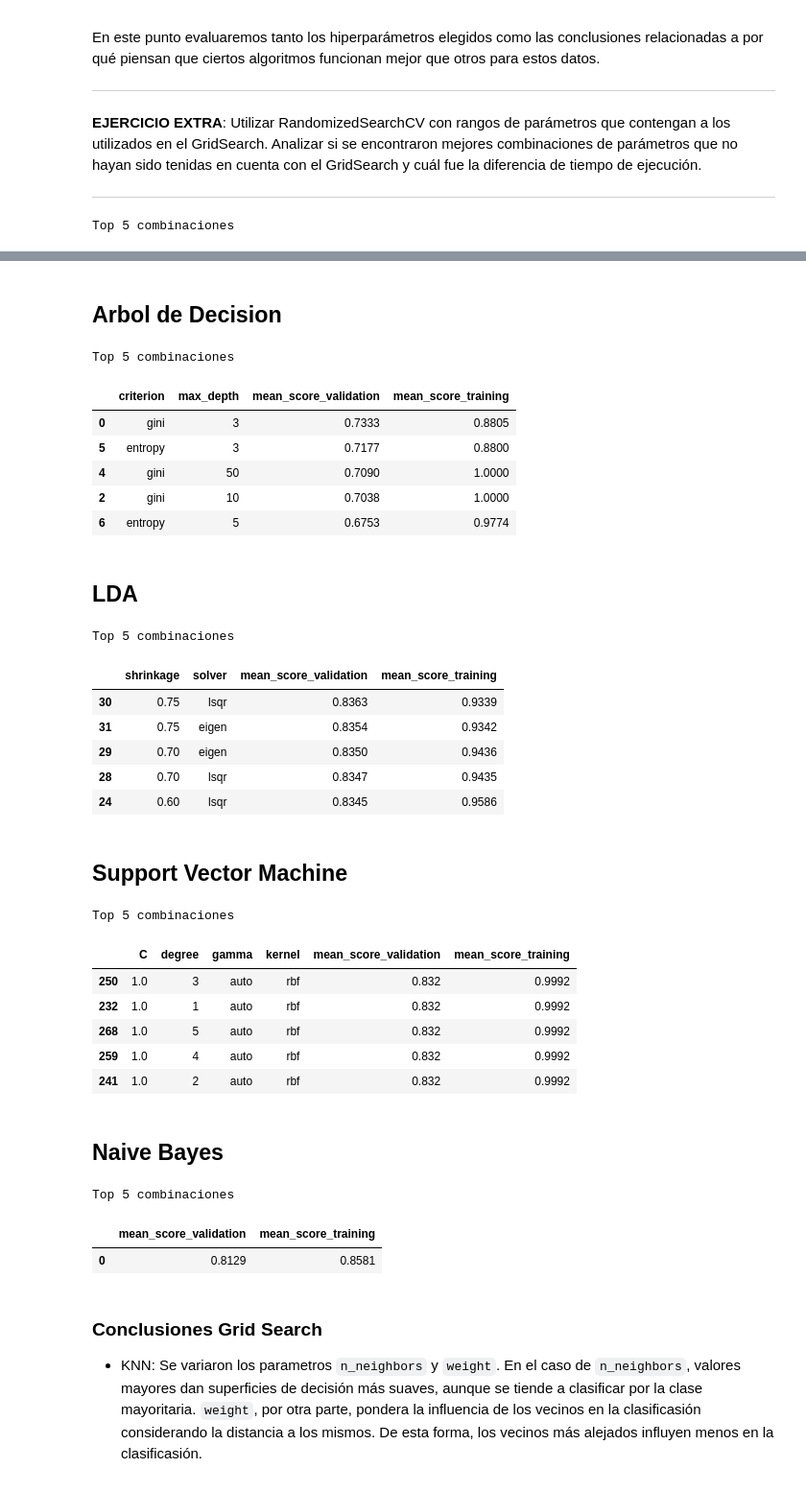
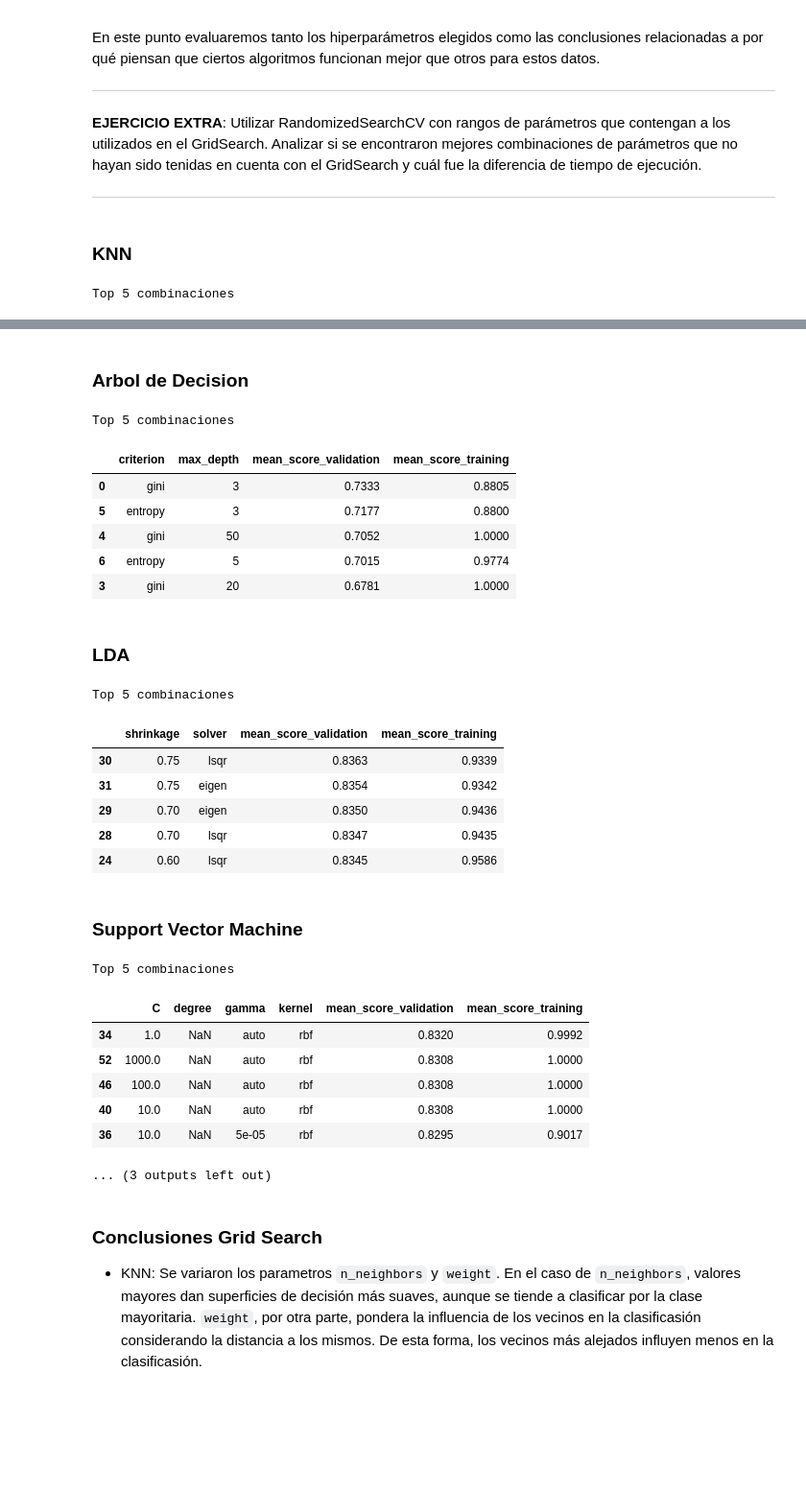
Before and after one commit to griquelme/aa-TP1, a Jupyter notebook: TP1.ipynb, the cells around one changed output, grey strips where cells are left out. Shown: that part at 96% size. Drawn from its saved outputs; the diff is of its cells as text; code cells hidden in the pictures; blank space fills up the shorter version.

```diff
--- a/TP1.ipynb
+++ b/TP1.ipynb
@@ -285,55 +285,56 @@ lda_grid.fit(X_dev_np, y_dev_np)
 display(Markdown("### LDA"))
 top_resultados(lda_grid)
 
-svc_parameters = {'kernel': ('poly', 'rbf', 'sigmoid'), 'C': (10.0 ** np.arange(-5, 4)),
-                 'degree': list(range(1, 6)), 'gamma': (5e-5, 5e-4, 'auto')}
+svc_parameters = [{'kernel': ('rbf', 'sigmoid'), 'C': (10.0 ** np.arange(-5, 4)),
+                 'gamma': (5e-5, 5e-4, 'auto')},
+                  {'kernel': ['poly'], 'C': (10.0 ** np.arange(-5, 4)),
+                 'degree': list(range(1, 6)), 'gamma': (5e-5, 5e-4, 'auto')}]
+
 
 svc_grid = GridSearchCV(SVC(probability=True), svc_parameters, scoring='roc_auc', cv=5)
 svc_grid.fit(X_dev_np, y_dev_np)
 display(Markdown("### Support Vector Machine"))
 top_resultados(svc_grid)
 
 nb_parameters = { }
 nb_grid = GridSearchCV(GaussianNB(), nb_parameters, scoring='roc_auc', cv=5)
 nb_grid.fit(X_dev_np, y_dev_np)
 display(Markdown("### Naive Bayes"))
 top_resultados(nb_grid)
 # %% [output]
+### KNN
 Top 5 combinaciones
 |  | n_neighbors | weights | mean_score_validation | mean_score_training |
 | 63 | 63 | distance | 0.8267 | 1.0000 |
 | 65 | 65 | distance | 0.8266 | 1.0000 |
 | 62 | 63 | uniform | 0.8261 | 0.8406 |
 | 64 | 65 | uniform | 0.8261 | 0.8405 |
 | 71 | 71 | distance | 0.8248 | 1.0000 |
-## Arbol de Decision
+### Arbol de Decision
 Top 5 combinaciones
 |  | criterion | max_depth | mean_score_validation | mean_score_training |
 | 0 | gini | 3 | 0.7333 | 0.8805 |
 | 5 | entropy | 3 | 0.7177 | 0.8800 |
-| 4 | gini | 50 | 0.7090 | 1.0000 |
-| 2 | gini | 10 | 0.7038 | 1.0000 |
-| 6 | entropy | 5 | 0.6753 | 0.9774 |
+| 4 | gini | 50 | 0.7052 | 1.0000 |
+| 6 | entropy | 5 | 0.7015 | 0.9774 |
+| 3 | gini | 20 | 0.6781 | 1.0000 |
-## LDA
+### LDA
 Top 5 combinaciones
 |  | shrinkage | solver | mean_score_validation | mean_score_training |
 | 30 | 0.75 | lsqr | 0.8363 | 0.9339 |
 | 31 | 0.75 | eigen | 0.8354 | 0.9342 |
 | 29 | 0.70 | eigen | 0.8350 | 0.9436 |
 | 28 | 0.70 | lsqr | 0.8347 | 0.9435 |
 | 24 | 0.60 | lsqr | 0.8345 | 0.9586 |
-## Support Vector Machine
+### Support Vector Machine
 Top 5 combinaciones
 |  | C | degree | gamma | kernel | mean_score_validation | mean_score_training |
-| 250 | 1.0 | 3 | auto | rbf | 0.832 | 0.9992 |
-| 232 | 1.0 | 1 | auto | rbf | 0.832 | 0.9992 |
-| 268 | 1.0 | 5 | auto | rbf | 0.832 | 0.9992 |
-| 259 | 1.0 | 4 | auto | rbf | 0.832 | 0.9992 |
-| 241 | 1.0 | 2 | auto | rbf | 0.832 | 0.9992 |
+| 34 | 1.0 | NaN | auto | rbf | 0.8320 | 0.9992 |
+| 52 | 1000.0 | NaN | auto | rbf | 0.8308 | 1.0000 |
+| 46 | 100.0 | NaN | auto | rbf | 0.8308 | 1.0000 |
+| 40 | 10.0 | NaN | auto | rbf | 0.8308 | 1.0000 |
+| 36 | 10.0 | NaN | 5e-05 | rbf | 0.8295 | 0.9017 |
-## Naive Bayes
-Top 5 combinaciones
+... (3 outputs left out)
-|  | mean_score_validation | mean_score_training |
-| 0 | 0.8129 | 0.8581 |
 # %% [markdown]
 ### Conclusiones Grid Search
 
```
Also changed, not shown: parts of 3 cells of this notebook.
